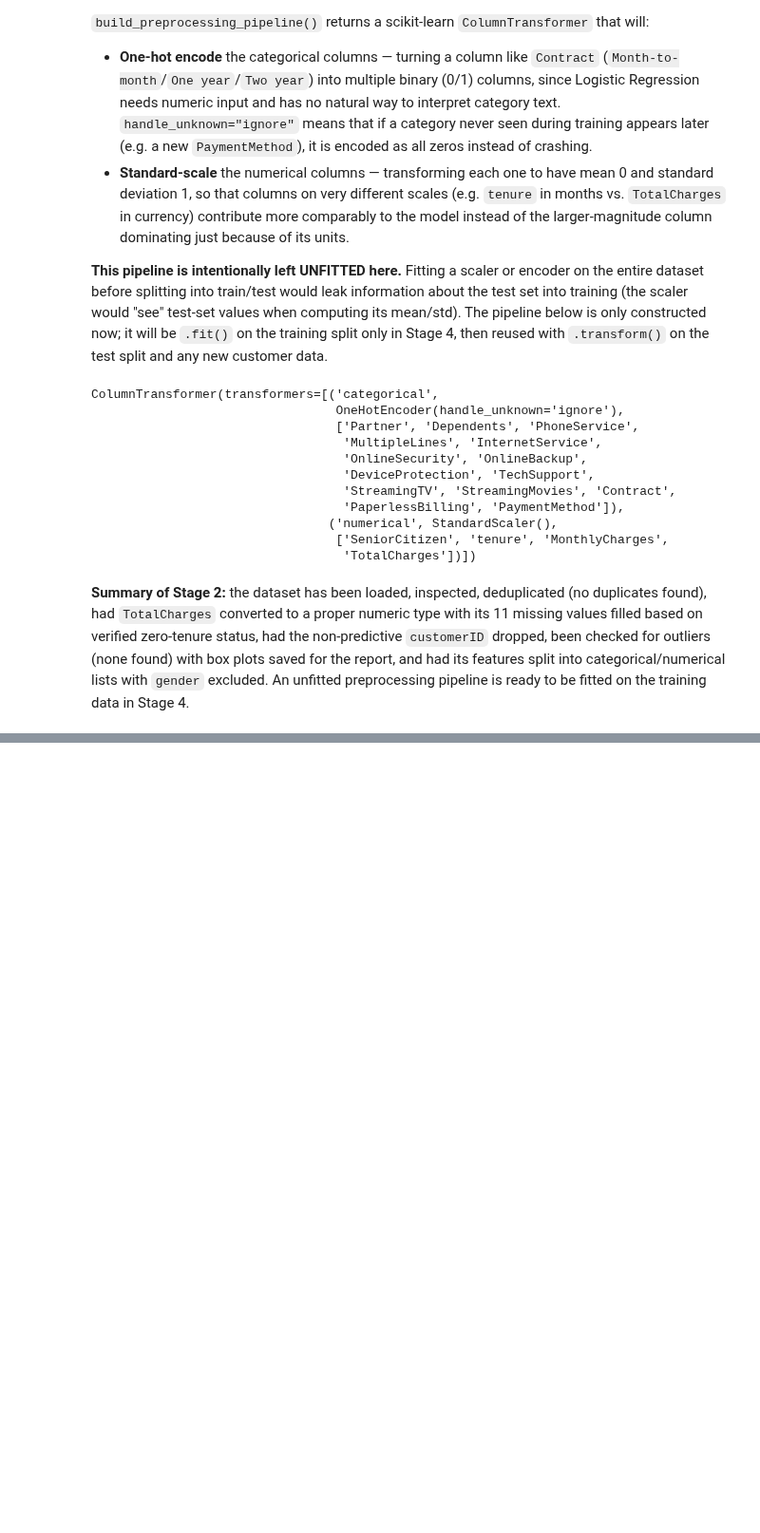
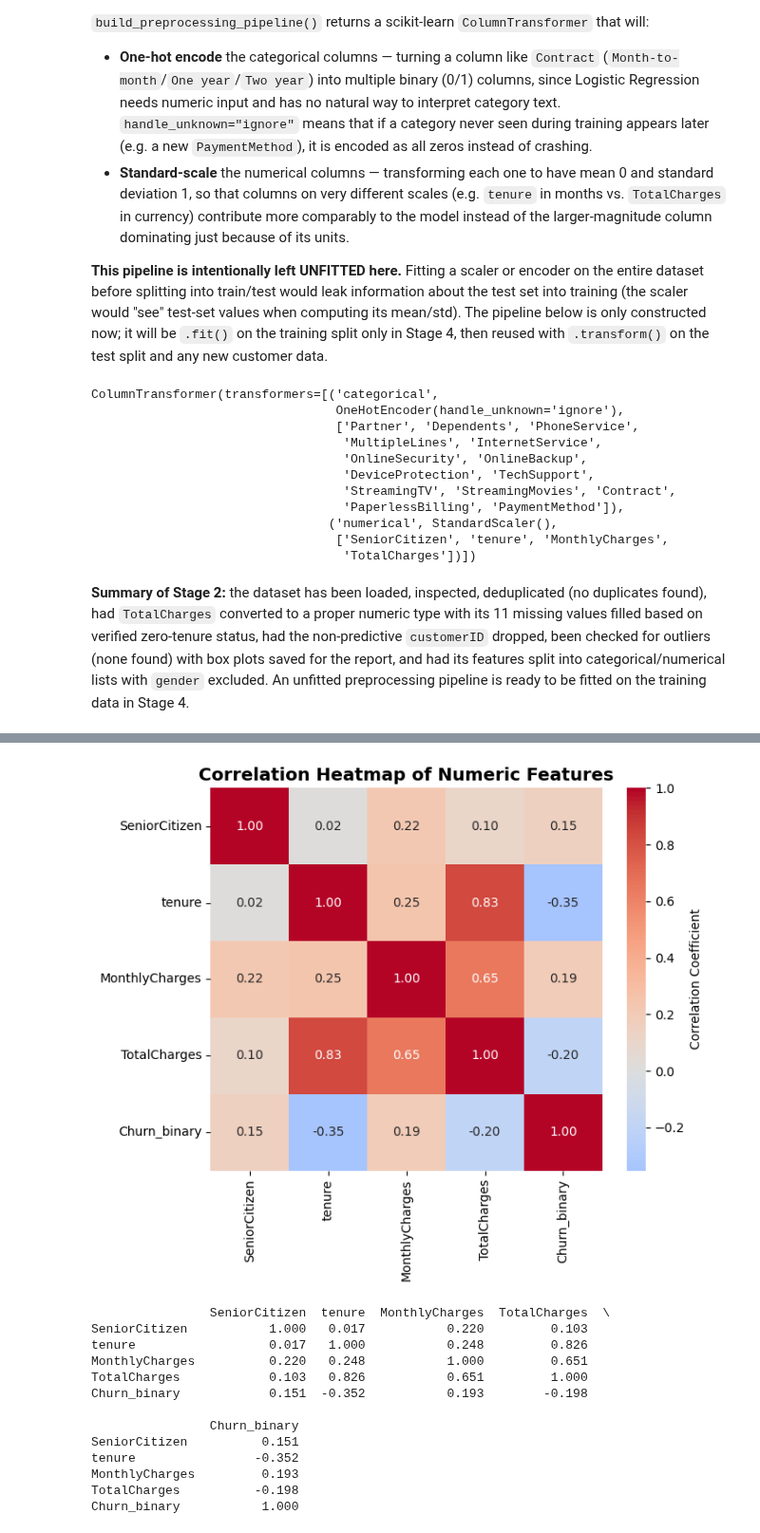
Before and after one commit to hs5495498-collab/-Customer-Churn-Prediction, a Jupyter notebook: notebooks/churn_analysis.ipynb, the cells around one changed output, grey strips where cells are left out. Shown at 95% size. Cells and saved outputs as stored; diff of their text form; code cells hidden in the pictures; blank space fills up the shorter version.

```diff
--- a/notebooks/churn_analysis.ipynb
+++ b/notebooks/churn_analysis.ipynb
@@ -518,0 +711,28 @@ training data in Stage 4.
+# %%
+numeric_cols_for_corr = ["SeniorCitizen", "tenure", "MonthlyCharges", "TotalCharges", "Churn_binary"]
+corr_matrix = eda_df[numeric_cols_for_corr].corr()
+
+fig, ax = plt.subplots(figsize=(7, 6))
+sns.heatmap(corr_matrix, annot=True, fmt=".2f", cmap="coolwarm", center=0, ax=ax,
+            cbar_kws={"label": "Correlation Coefficient"})
+ax.set_title("Correlation Heatmap of Numeric Features", fontsize=14, fontweight="bold")
+fig.tight_layout()
+fig.savefig("../reports/figures/correlation_heatmap.png", dpi=300)
+plt.show()
+
+print(corr_matrix.round(3))
+# %% [output]
+[figure, added]
+                SeniorCitizen  tenure  MonthlyCharges  TotalCharges  \
+SeniorCitizen           1.000   0.017           0.220         0.103
+tenure                  0.017   1.000           0.248         0.826
+MonthlyCharges          0.220   0.248           1.000         0.651
+TotalCharges            0.103   0.826           0.651         1.000
+Churn_binary            0.151  -0.352           0.193        -0.198
+
+                Churn_binary
+SeniorCitizen          0.151
+tenure                -0.352
+MonthlyCharges         0.193
+TotalCharges          -0.198
+Churn_binary           1.000
```
Also changed, not shown: parts of 16 cells of this notebook, 4 other files.
